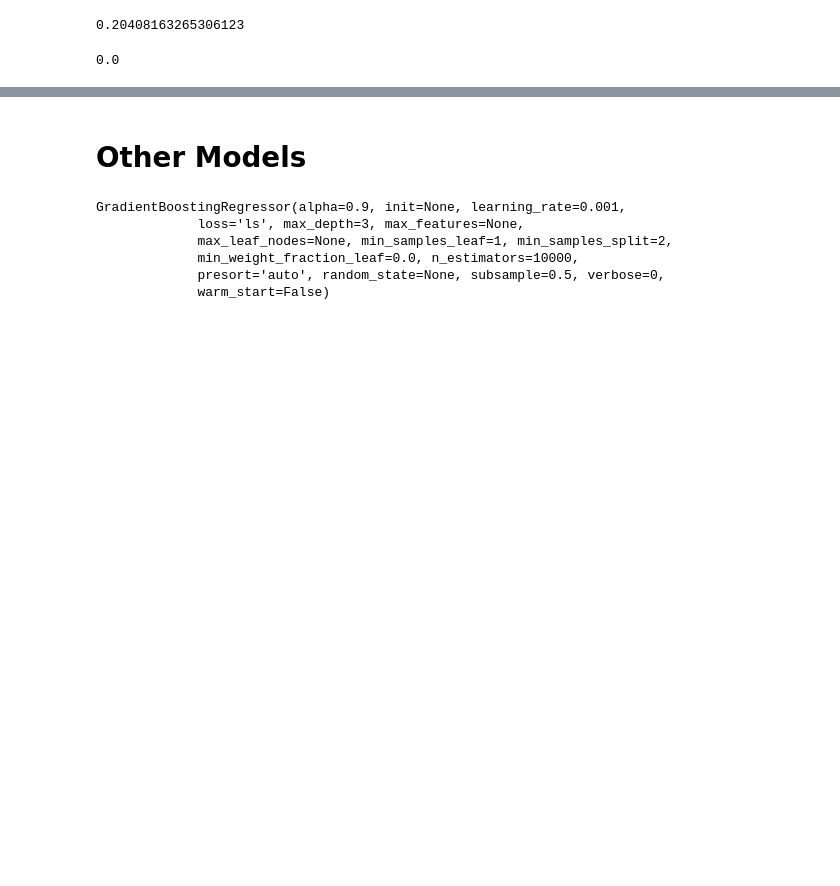
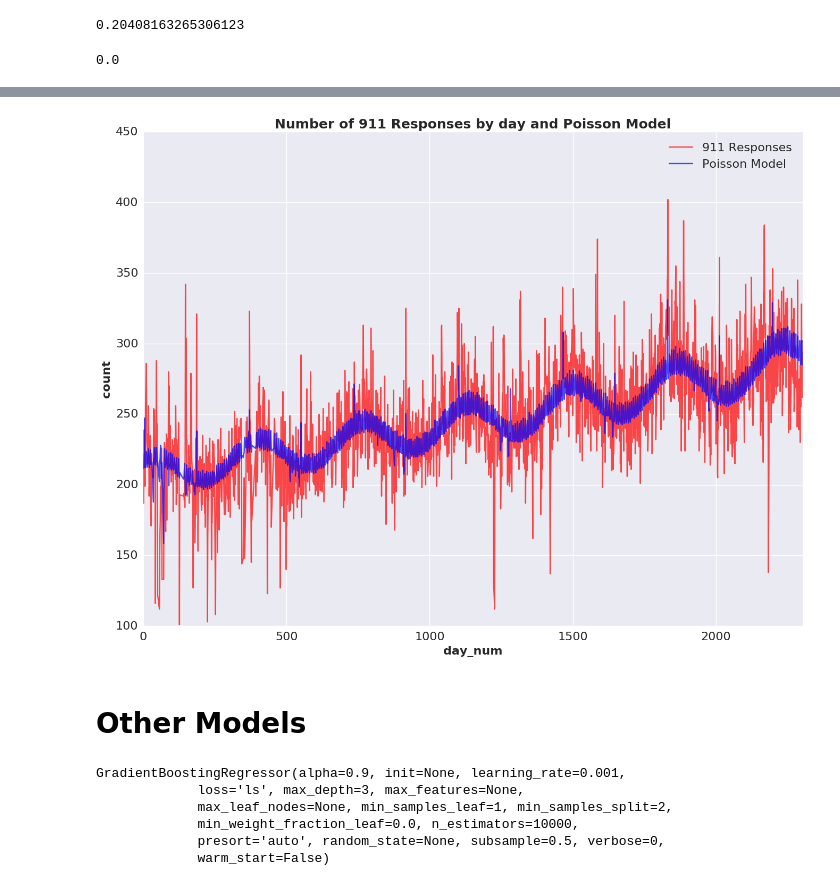
Before and after one commit to nickbuker/Rapid-Rescue, a Jupyter notebook: src/poisson_reg.ipynb, the cells around one changed output, grey strips where cells are left out. Cells and saved outputs as stored; diff of their text form; code cells hidden in the pictures; blank space fills up the shorter version.

Commit message:
update readme and images

```diff
--- a/src/poisson_reg.ipynb
+++ b/src/poisson_reg.ipynb
@@ -346,0 +358,8 @@ alphas[np.argmin(scores_pe)]
+# %%
+# Create X and y
+y = df3.pop('freq')
+X = df3
+
+# Fit and scale X_train, scale X_holdout
+scaler = StandardScaler(with_mean=False)
+X = scaler.fit_transform(X)
@@ -346,0 +382,17 @@ alphas[np.argmin(scores_pe)]
+# %%
+df3['y'] = y
+df3['y_hat'] = y_ha
+# %%
+# 911 call counts by day
+plt.figure(figsize=(16,12))
+plt.xticks(fontsize=16)
+plt.xlabel('Date', fontsize=16, fontweight='bold')
+plt.yticks(fontsize=16)
+plt.ylabel('count', fontsize=16, fontweight='bold')
+plt.title('Number of 911 Responses by day and Poisson Model', fontsize=18, fontweight='bold')
+df3.groupby(by='day_num').y.sum().plot(color='r', alpha = 0.7);
+df3.groupby(by='day_num').y_hat.sum().plot(color='b', alpha = 0.7);
+plt.legend(['911 Responses', 'Poisson Model'], fontsize=16)
+plt.savefig('../images/data_and_model.png')
+# %% [output]
+[figure, added]
```
Also changed, not shown: parts of 10 cells of this notebook, 5 other files.
